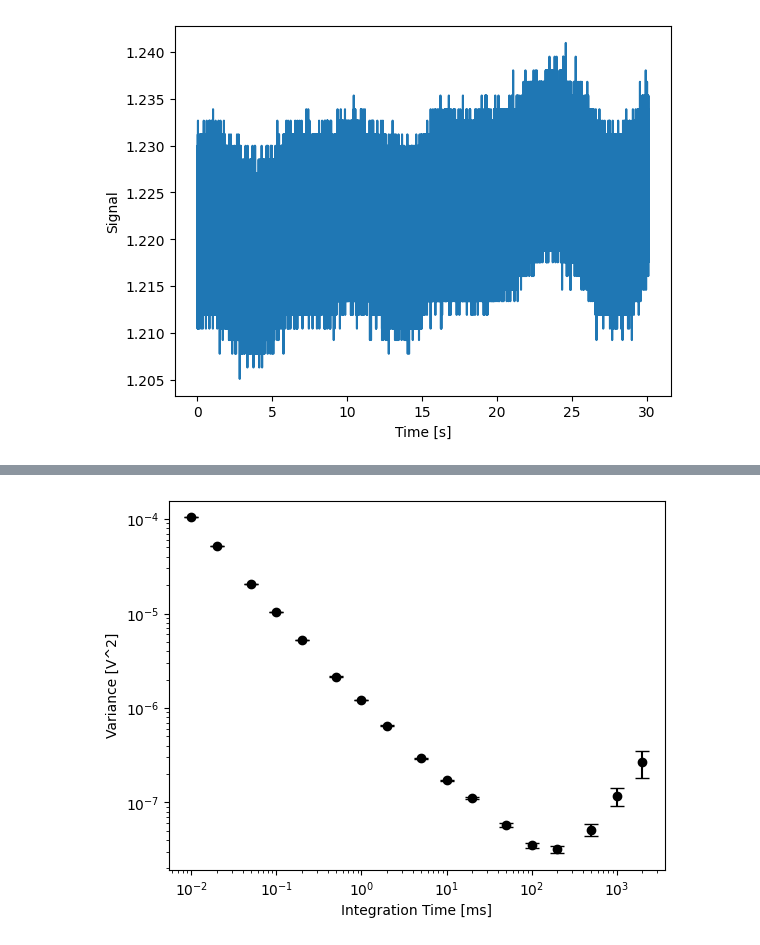
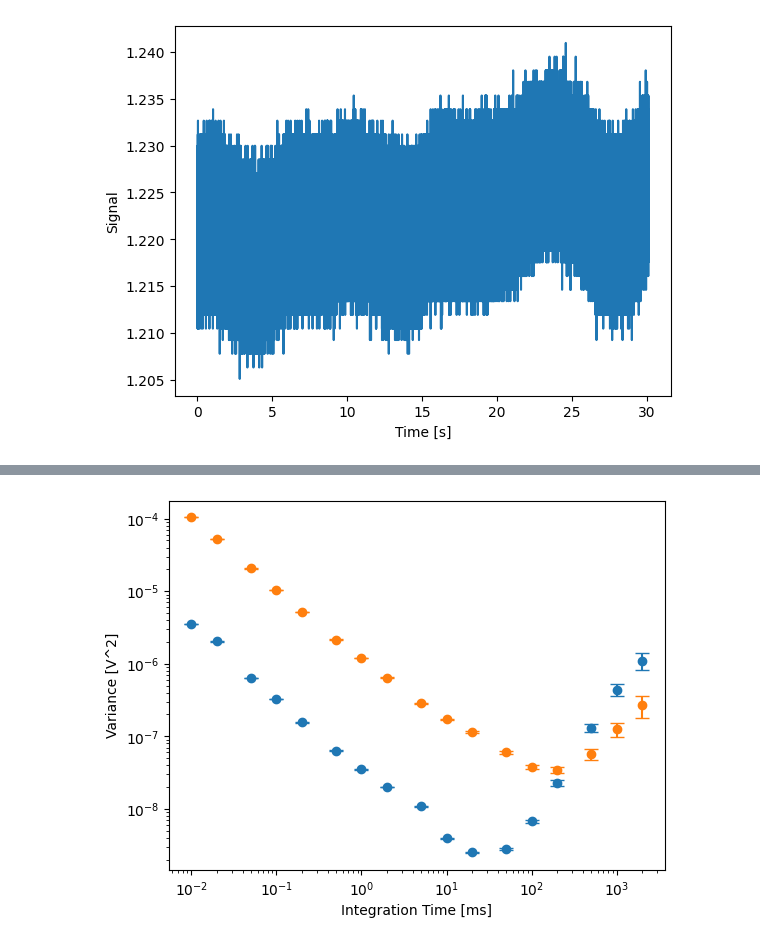
Before and after one commit to ilyabeskin/allan-variance, a Jupyter notebook: AllanVar_Example.ipynb, the cells around one changed output, grey strips where cells are left out. Saved outputs shown, nothing was run; the diff lists cells and outputs as text; code cells hidden in the pictures.

```diff
--- a/AllanVar_Example.ipynb
+++ b/AllanVar_Example.ipynb
@@ -18,10 +24,11 @@ tdmsLib.dispTimeTrace(tSer_Gap)
 # %% [output]
 [figure]
 # %%
+# Here you define the path to your dataset 2.
 path_Christmas = Path.cwd() / "ExampleData" / "StableChristmasData_Sergii"
 fName_preamble = "gap-tween-100nm-np-in gap-trapping-2V"
 num_strt = 9
-num_end = 11
+num_end = 10
 grName = "_scattering_analog_input_"
 # %%
 tSer_Stable = tdmsLib.readConsecFiles(path_Christmas, fName_preamble, grName, num_strt, num_end)
@@ -32,23 +45,29 @@ tdmsLib.dispTimeTrace(tSer_Stable)
 # %%
 # An element of the blockSizes array gives the number of data points that will be in each chunk of the "blocked" array.
 blockSizes = np.array([1,2,5,10,20,50,100,200,500,1e3,2e3,5e3, 1e4,2e4,5e4,1e5,2e5])
+
 #varArr stores the variance of each array after it's been "blocked" into the appropriate block sizes.
-varArr = np.zeros(len(blockSizes))
-varArr_delta = np.zeros(len(blockSizes))
-varAllanArr = np.zeros(len(blockSizes))
-varAllanArr_delta = np.zeros(len(blockSizes))
+varAllanArr_Gap = np.zeros(len(blockSizes))
+varAllanArr_Gap_delta = np.zeros(len(blockSizes))
+varAllanArr_Stable = np.zeros(len(blockSizes))
+varAllanArr_Stable_delta = np.zeros(len(blockSizes))
+
 # varArr, varArr_delta are filled in.
 for i in range(len(blockSizes)):
+    scatBlocked, remain = tdmsLib.blockData_ave(blockSizes[i], tSer_Gap)
+    varAllanArr_Gap[i], varAllanArr_Gap_delta[i] = tdmsLib.compAllanVar(scatBlocked)
+
     scatBlocked, remain = tdmsLib.blockData_ave(blockSizes[i], tSer_Stable)
-    varAllanArr[i], varAllanArr_delta[i] = tdmsLib.compAllanVar(scatBlocked)
+    varAllanArr_Stable[i], varAllanArr_Stable_delta[i] = tdmsLib.compAllanVar(scatBlocked)
 # %%
-# Graphing stuff :)
+# Here we can plot both Allan variances.
 fig, ax = plt.subplots()
-ax.errorbar(blockSizes*(tSer_Stable.dT/1e-3), varAllanArr, yerr=varAllanArr_delta, fmt="o", color="black", capsize=5)
+ax.errorbar(blockSizes*(tSer_Gap.dT/1e-3), varAllanArr_Gap, yerr=varAllanArr_Gap_delta, fmt="o", color="tab:blue", capsize=5)
+ax.errorbar(blockSizes*(tSer_Stable.dT/1e-3), varAllanArr_Stable, yerr=varAllanArr_Stable_delta, fmt="o", color="tab:orange", capsize=5)
 ax.set_ylabel("Variance [V^2]")
 ax.set_xlabel("Integration Time [ms]")
 ax.set_yscale('log')
 ax.set_xscale('log')
 plt.show()
 # %% [output]
-[figure, old version]
+[figure, new version]
```
Also changed, not shown: parts of 8 cells of this notebook, 1 other file.
